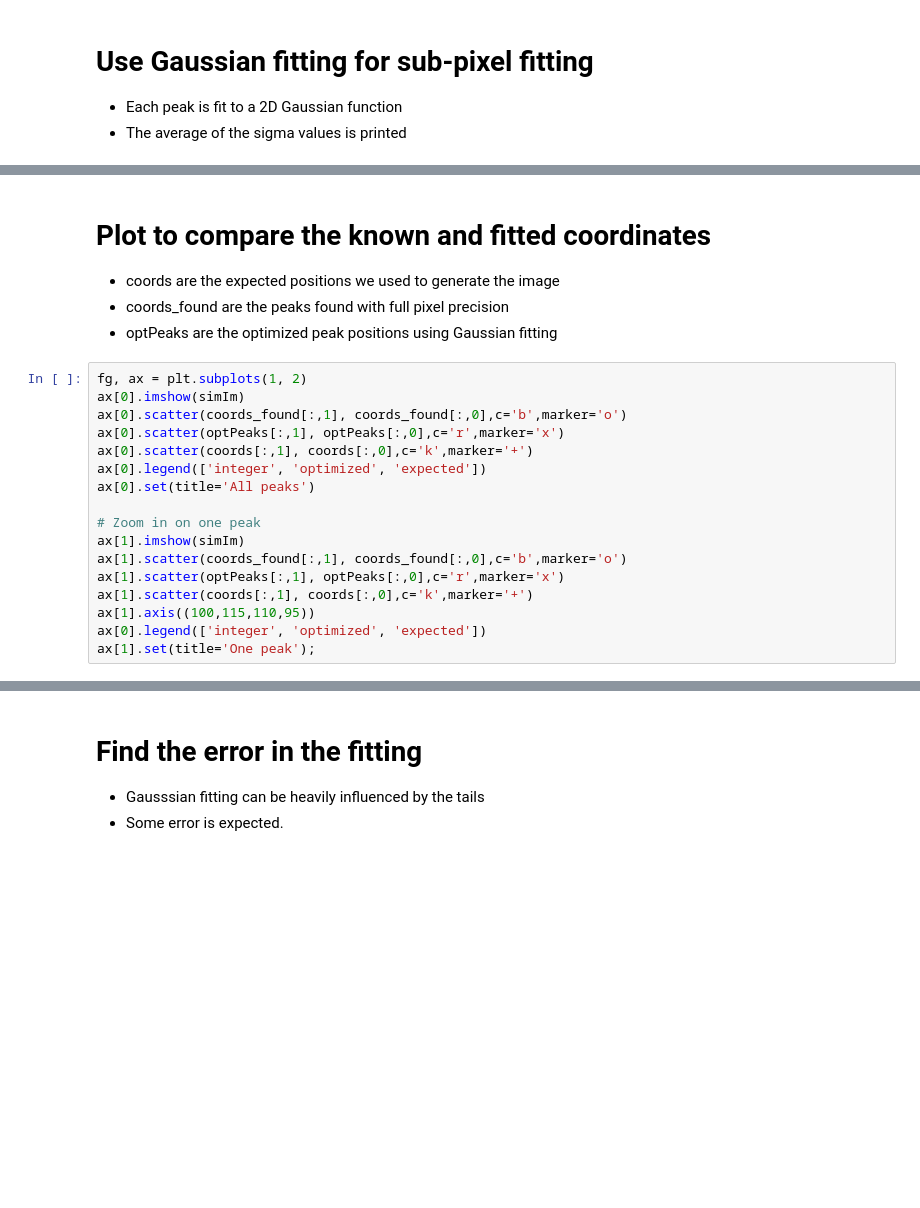
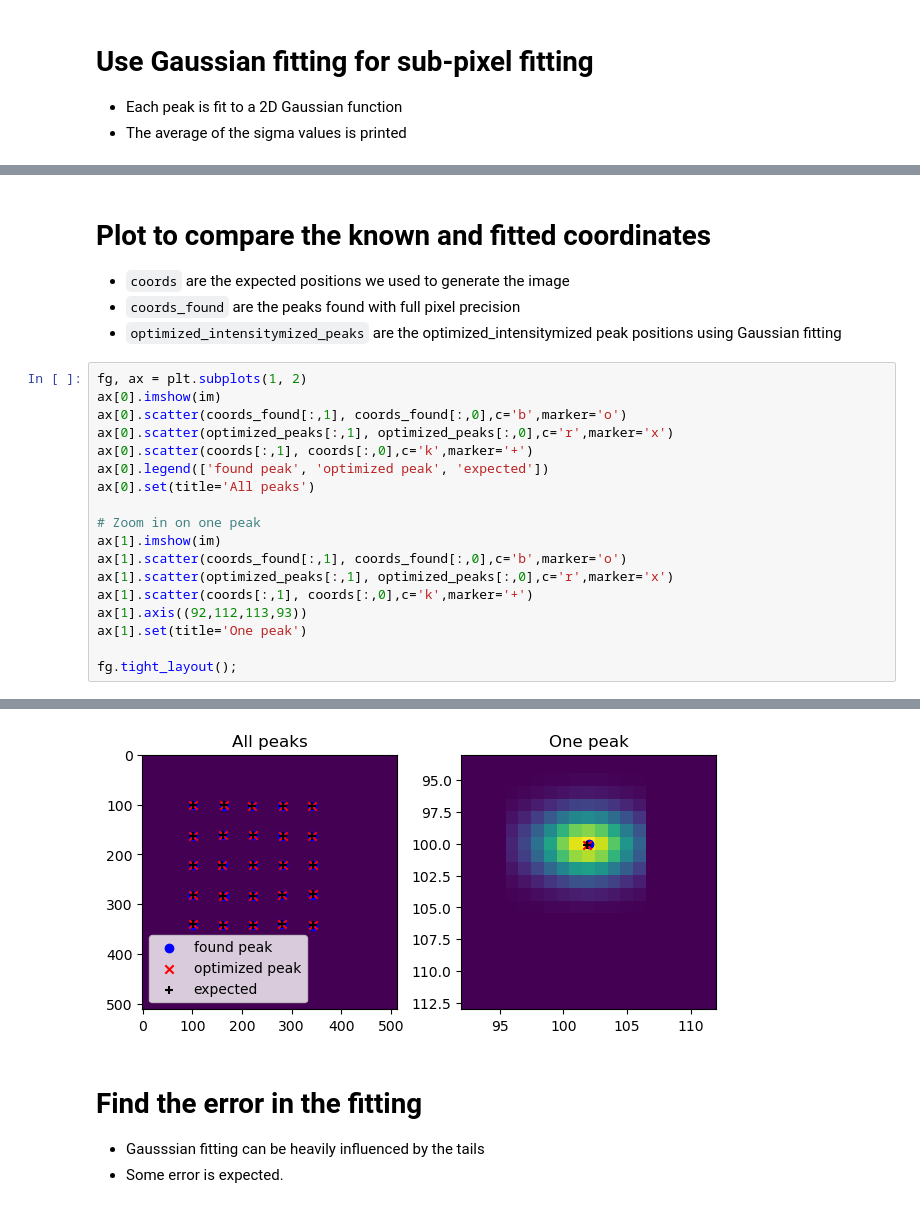
Before and after one commit to ercius/openNCEM, a Jupyter notebook: ncempy/notebooks/example_peak_find.ipynb, the cells around one changed output, grey strips where cells are left out. Drawn from its saved outputs; the diff is of its cells as text; blank space fills up the shorter version.

```diff
--- a/ncempy/notebooks/example_peak_find.ipynb
+++ b/ncempy/notebooks/example_peak_find.ipynb
@@ -86,23 +83,24 @@ Sigma means [s_0, s_1]: [1.74895773 2.74850314]
 # %% [markdown]
 # Plot to compare the known and fitted coordinates
- - coords are the expected positions we used to generate the image
- - coords_found are the peaks found with full pixel precision
- - optPeaks are the optimized peak positions using Gaussian fitting
+ - `coords` are the expected positions we used to generate the image
+ - `coords_found` are the peaks found with full pixel precision
+ - `optimized_intensitymized_peaks` are the optimized_intensitymized peak positions using Gaussian fitting
 # %%
 fg, ax = plt.subplots(1, 2)
-ax[0].imshow(simIm)
+ax[0].imshow(im)
 ax[0].scatter(coords_found[:,1], coords_found[:,0],c='b',marker='o')
-ax[0].scatter(optPeaks[:,1], optPeaks[:,0],c='r',marker='x')
+ax[0].scatter(optimized_peaks[:,1], optimized_peaks[:,0],c='r',marker='x')
 ax[0].scatter(coords[:,1], coords[:,0],c='k',marker='+')
-ax[0].legend(['integer', 'optimized', 'expected'])
+ax[0].legend(['found peak', 'optimized peak', 'expected'])
 ax[0].set(title='All peaks')
 
 # Zoom in on one peak
-ax[1].imshow(simIm)
+ax[1].imshow(im)
 ax[1].scatter(coords_found[:,1], coords_found[:,0],c='b',marker='o')
-ax[1].scatter(optPeaks[:,1], optPeaks[:,0],c='r',marker='x')
+ax[1].scatter(optimized_peaks[:,1], optimized_peaks[:,0],c='r',marker='x')
 ax[1].scatter(coords[:,1], coords[:,0],c='k',marker='+')
-ax[1].axis((100,115,110,95))
-ax[0].legend(['integer', 'optimized', 'expected'])
-ax[1].set(title='One peak');
+ax[1].axis((92,112,113,93))
+ax[1].set(title='One peak')
+
+fg.tight_layout();
 # %% [output]
@@ -111,3 +107,4 @@ ax[1].set(title='One peak');
+[figure, added]
 # %% [markdown]
 # Find the error in the fitting
  - Gausssian fitting can be heavily influenced by the tails
```
Also changed, not shown: parts of 10 cells of this notebook.
